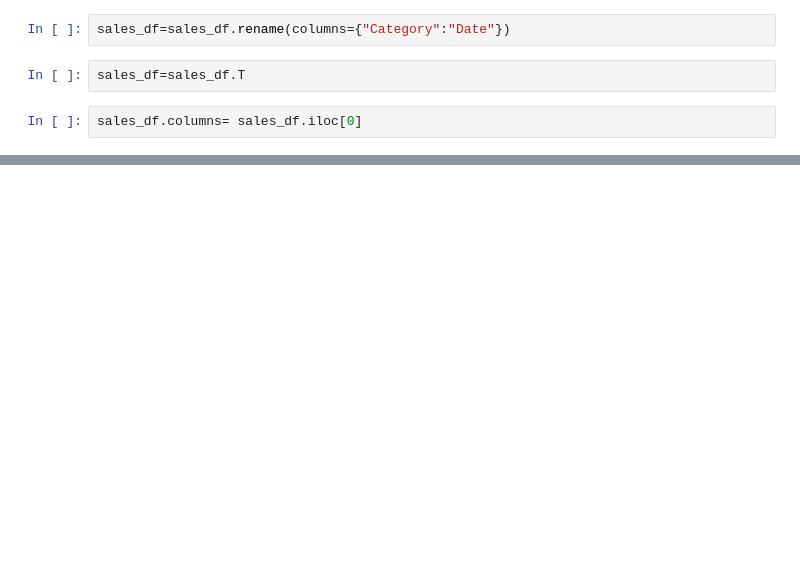
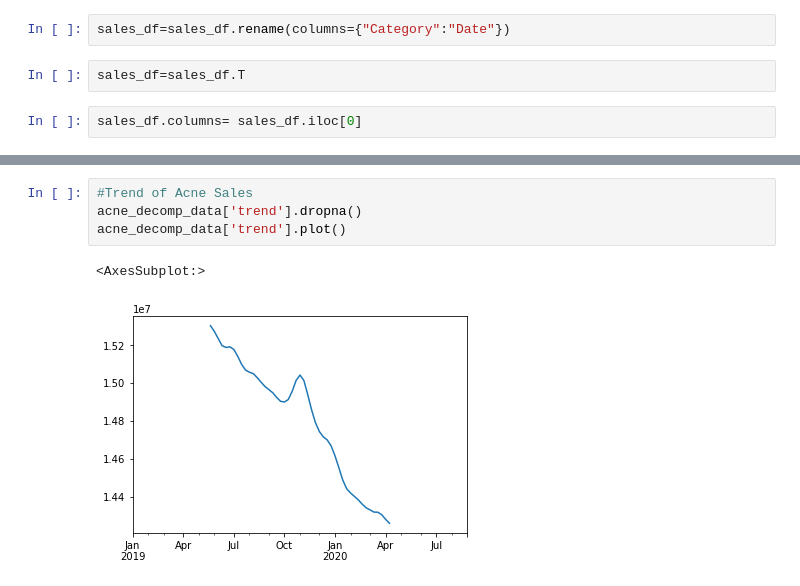
Before and after one commit to BenMcCright/Project_2, a Jupyter notebook: Notebook/Proj_2_draft.ipynb, the cells around one changed output, grey strips where cells are left out. Cells and saved outputs as stored; diff of their text form; blank space fills up the shorter version.

```diff
--- a/Notebook/Proj_2_draft.ipynb
+++ b/Notebook/Proj_2_draft.ipynb
@@ -96,0 +73,7 @@ baby_df.plot()
+# %%
+#Trend of Acne Sales
+acne_decomp_data['trend'].dropna()
+acne_decomp_data['trend'].plot()
+# %% [output]
+<AxesSubplot:>
+[figure, added]
```
Also changed, not shown: parts of 89 cells of this notebook.
